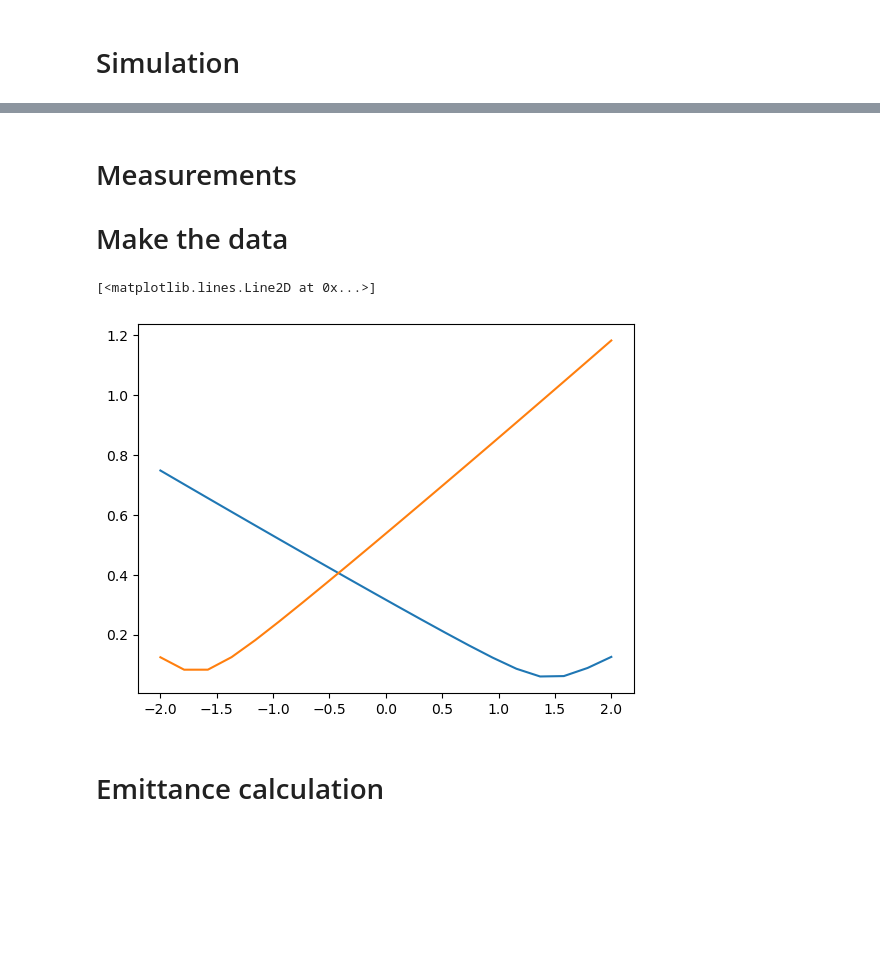
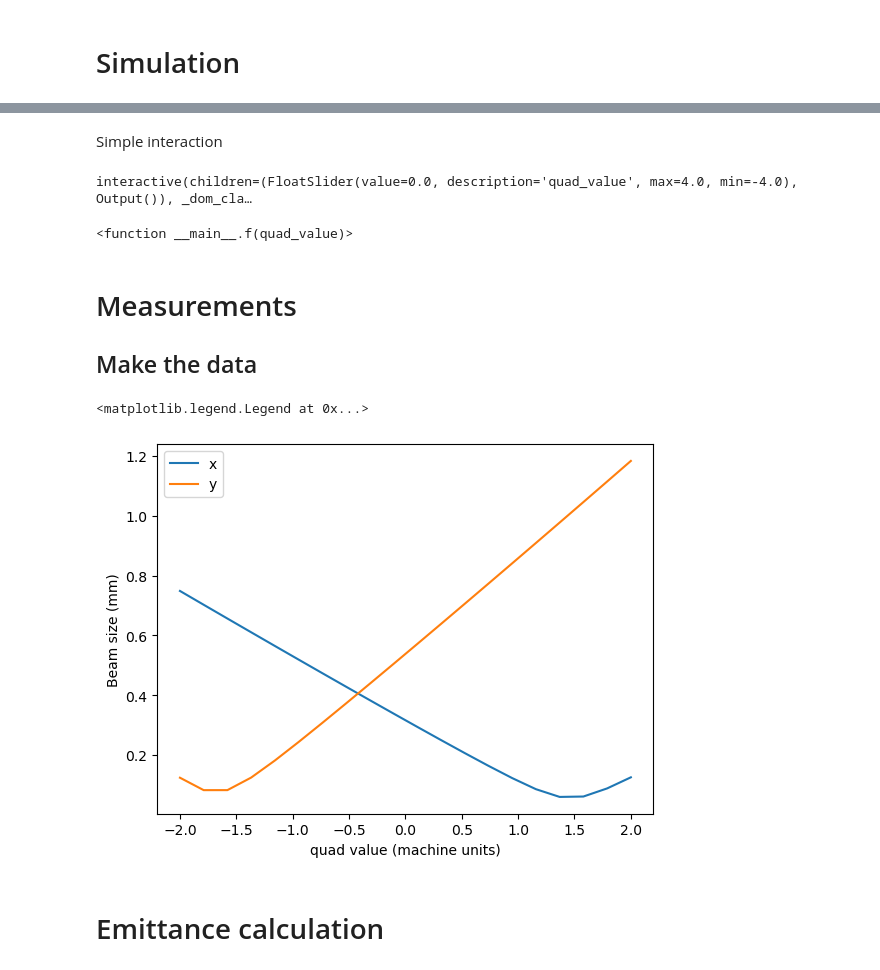
Before and after one commit to slaclab/PyEmittance, a Jupyter notebook: docs/examples/simulated_quad_scan.ipynb, the cells around one changed output, grey strips where cells are left out. Drawn from its saved outputs; the diff is of its cells as text; code cells hidden in the pictures; blank space fills up the shorter version.

```diff
--- a/docs/examples/simulated_quad_scan.ipynb
+++ b/docs/examples/simulated_quad_scan.ipynb
@@ -109,0 +47,2 @@ sim.beam_size_meas(quad_value=0.0)
+# %%
+sim = BeamSim(bunch_params=BUNCH_PARAMS0, beamline_info=CONFIG['beamline_info'])
@@ -109,0 +51,3 @@ sim.beam_size_meas(quad_value=0.0)
+# %%
+sim.quad_value = 2
+sim.screen_beam_sizes()
@@ -109,0 +62,3 @@ sim.beam_size_meas(quad_value=0.0)
+# %%
+sim.screen.noise=50
+sim.plot_screen()
@@ -110,18 +67,34 @@ sim.beam_size_meas(quad_value=0.0)
+# %% [markdown]
+Simple interaction
+# %%
+from ipywidgets import interact
+
+def f(quad_value):
+    sim.quad_value = quad_value
+    sim.plot_screen()
+
+interact(f, quad_value=(-4, 4, .1))
+# %% [output]
+interactive(children=(FloatSlider(value=0.0, description='quad_value', max=4.0, min=-4.0), Output()), _dom_cla…
+<function __main__.f(quad_value)>
 # %% [markdown]
 # Measurements
 
-# Make the data
+## Make the data
 # %%
 quad_vals = np.linspace(-2,2, 20)
 meas =  np.array([sim.beam_size_meas(v) for v in quad_vals])
 meas_x = meas[:,0]
 meas_y = meas[:,1]
 # %%
-plt.plot(quad_vals, meas_x*1e3)
-plt.plot(quad_vals, meas_y*1e3)
+plt.plot(quad_vals, meas_x*1e3, label='x')
+plt.plot(quad_vals, meas_y*1e3, label='y')
+plt.xlabel('quad value (machine units)')
+plt.ylabel('Beam size (mm)')
+plt.legend()
 # %% [output]
-[<matplotlib.lines.Line2D at 0x...>]
+<matplotlib.legend.Legend at 0x...>
-[figure, old version]
+[figure, new version]
 # %% [markdown]
 # Emittance calculation
 # %%
```
Also changed, not shown: parts of 10 cells of this notebook, 1 other file.
